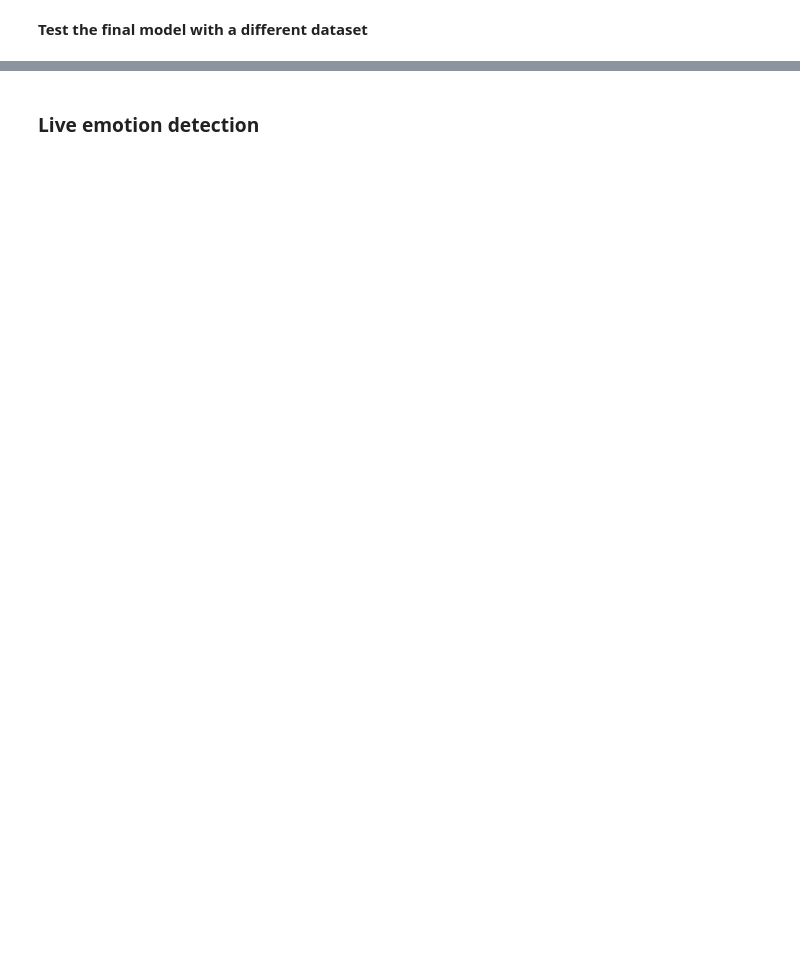
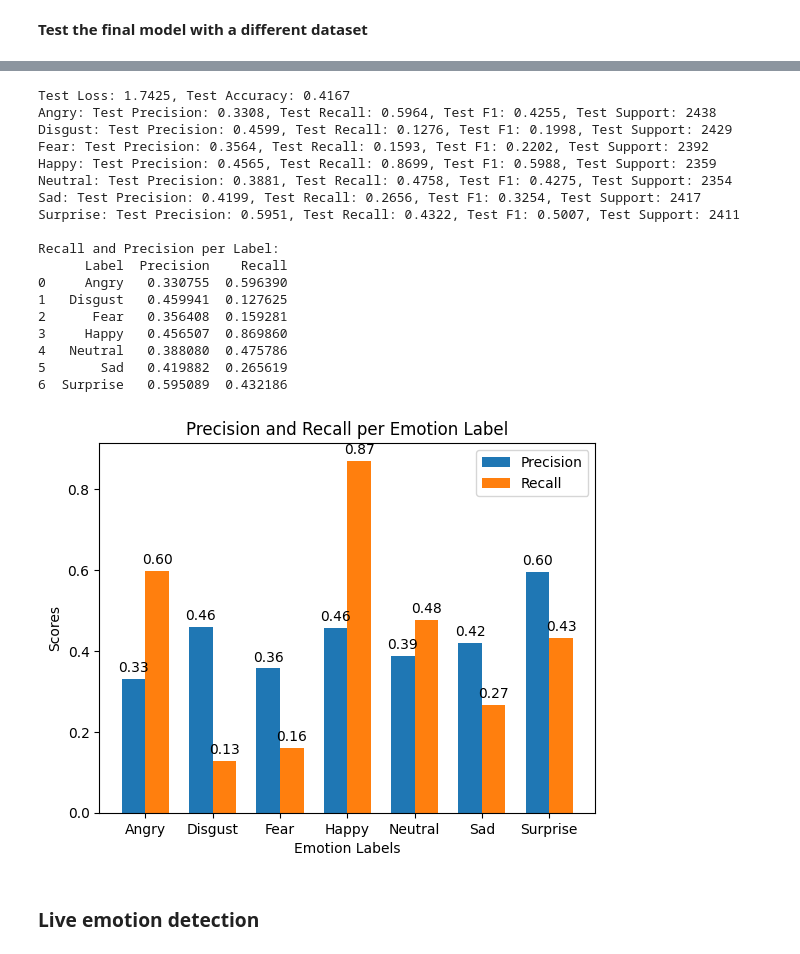
Before and after one commit to DanieleBertagnoli/VisionOdissey, a Jupyter notebook: Notebooks/emotion_recognition/paper1/emotion_recognition.ipynb, the cells around one changed output, grey strips where cells are left out. Drawn from its saved outputs; the diff is of its cells as text; code cells hidden in the pictures; blank space fills up the shorter version.

```diff
--- a/Notebooks/emotion_recognition/paper1/emotion_recognition.ipynb
+++ b/Notebooks/emotion_recognition/paper1/emotion_recognition.ipynb
@@ -734,4 +823,7 @@ print("number of instances for class in the test set:", test_counts)
 # %%
+import pandas as pd
+import matplotlib.pyplot as plt
+
 device = torch.device('cuda' if torch.cuda.is_available() else 'cpu')
 
 def calculate_metrics_per_class(true_labels, predicted_labels, label_mapping):
@@ -762,34 +854,94 @@ def test(model, test_loader, criterion, device, label_mapping):
             inputs, labels = inputs.to(device), labels.to(device)
 
             outputs = model(inputs)
             loss = criterion(outputs, labels)
             running_loss += loss.item()
 
             _, preds = torch.max(outputs, 1)
             true_labels.extend(labels.cpu().numpy())
             predicted_labels.extend(preds.cpu().numpy())
 
     average_loss = running_loss / len(test_loader)
     accuracy, metrics_per_class = calculate_metrics_per_class(true_labels, predicted_labels, label_mapping)
 
     return average_loss, accuracy, metrics_per_class
 
 device = torch.device('cuda' if torch.cuda.is_available() else 'cpu')
 
 # load the model
 best_model = EmotionCNN()
-best_model.load_state_dict(torch.load(r'C:\Users\danie\Desktop\ComputerVisionProject\Models\emotion_recognition_model.pth', map_location=device))
+best_model.load_state_dict(torch.load(r'C:\Users\marco\OneDrive\Documenti\CV_project\ComputerVisionProject\Notebooks\emotion_recognition\paper1\emotion_recognition_model.pth', map_location=device))
 best_model.to(device)
 criterion = nn.CrossEntropyLoss()
 your_label_mapping = {0: 'Angry', 1: 'Disgust', 2: 'Fear', 3: 'Happy', 4: 'Neutral', 5: 'Sad', 6: 'Surprise'}
 
 test_loss, test_accuracy, test_metrics_per_class = test(best_model, test_loader, criterion, device, your_label_mapping)
 
 # print the loss and the accuracy of the model
 print(f'Test Loss: {test_loss:.4f}, Test Accuracy: {test_accuracy:.4f}')
 
 for idx, label in your_label_mapping.items():
     print(f'{label}: Test Precision: {test_metrics_per_class[idx]["precision"]:.4f}, Test Recall: {test_metrics_per_class[idx]["recall"]:.4f}, Test F1: {test_metrics_per_class[idx]["f1"]:.4f}, Test Support: {test_metrics_per_class[idx]["support"]}')
+
+# plot the precision and the recall for each class
+
+results_data = {'Label': [], 'Precision': [], 'Recall': []}
+
+for idx, label in your_label_mapping.items():
+    results_data['Label'].append(label)
+    results_data['Precision'].append(test_metrics_per_class[idx]['precision'])
+    results_data['Recall'].append(test_metrics_per_class[idx]['recall'])
+
+results_df = pd.DataFrame(results_data)
+
+print("\nRecall and Precision per Label:")
+print(results_df)
+
+labels = results_df['Label']
+
+x = np.arange(len(labels))
+
+width = 0.35
+fig, ax = plt.subplots()
+precision_bars = ax.bar(x - width/2, results_df['Precision'], width, label='Precision')
+recall_bars = ax.bar(x + width/2, results_df['Recall'], width, label='Recall')
+
+ax.set_xlabel('Emotion Labels')
+ax.set_ylabel('Scores')
+ax.set_title('Precision and Recall per Emotion Label')
+ax.set_xticks(x)
+ax.set_xticklabels(labels)
+ax.legend()
+
+for bar in precision_bars + recall_bars:
+    height = bar.get_height()
+    ax.annotate('%.2f' % height,
+                xy=(bar.get_x() + bar.get_width() / 2, height),
+                xytext=(0, 3),
+                textcoords="offset points",
+                ha='center', va='bottom')
+
+plt.show()
+# %% [output]
+Test Loss: 1.7425, Test Accuracy: 0.4167
+Angry: Test Precision: 0.3308, Test Recall: 0.5964, Test F1: 0.4255, Test Support: 2438
+Disgust: Test Precision: 0.4599, Test Recall: 0.1276, Test F1: 0.1998, Test Support: 2429
+Fear: Test Precision: 0.3564, Test Recall: 0.1593, Test F1: 0.2202, Test Support: 2392
+Happy: Test Precision: 0.4565, Test Recall: 0.8699, Test F1: 0.5988, Test Support: 2359
+Neutral: Test Precision: 0.3881, Test Recall: 0.4758, Test F1: 0.4275, Test Support: 2354
+Sad: Test Precision: 0.4199, Test Recall: 0.2656, Test F1: 0.3254, Test Support: 2417
+Surprise: Test Precision: 0.5951, Test Recall: 0.4322, Test F1: 0.5007, Test Support: 2411
+
+Recall and Precision per Label:
+      Label  Precision    Recall
+0     Angry   0.330755  0.596390
+1   Disgust   0.459941  0.127625
+2      Fear   0.356408  0.159281
+3     Happy   0.456507  0.869860
+4   Neutral   0.388080  0.475786
+5       Sad   0.419882  0.265619
+6  Surprise   0.595089  0.432186
+[figure, added]
 # %% [markdown]
 ### **Live emotion detection**
 # %%
```
Also changed, not shown: parts of 15 cells of this notebook, 4 other files.
